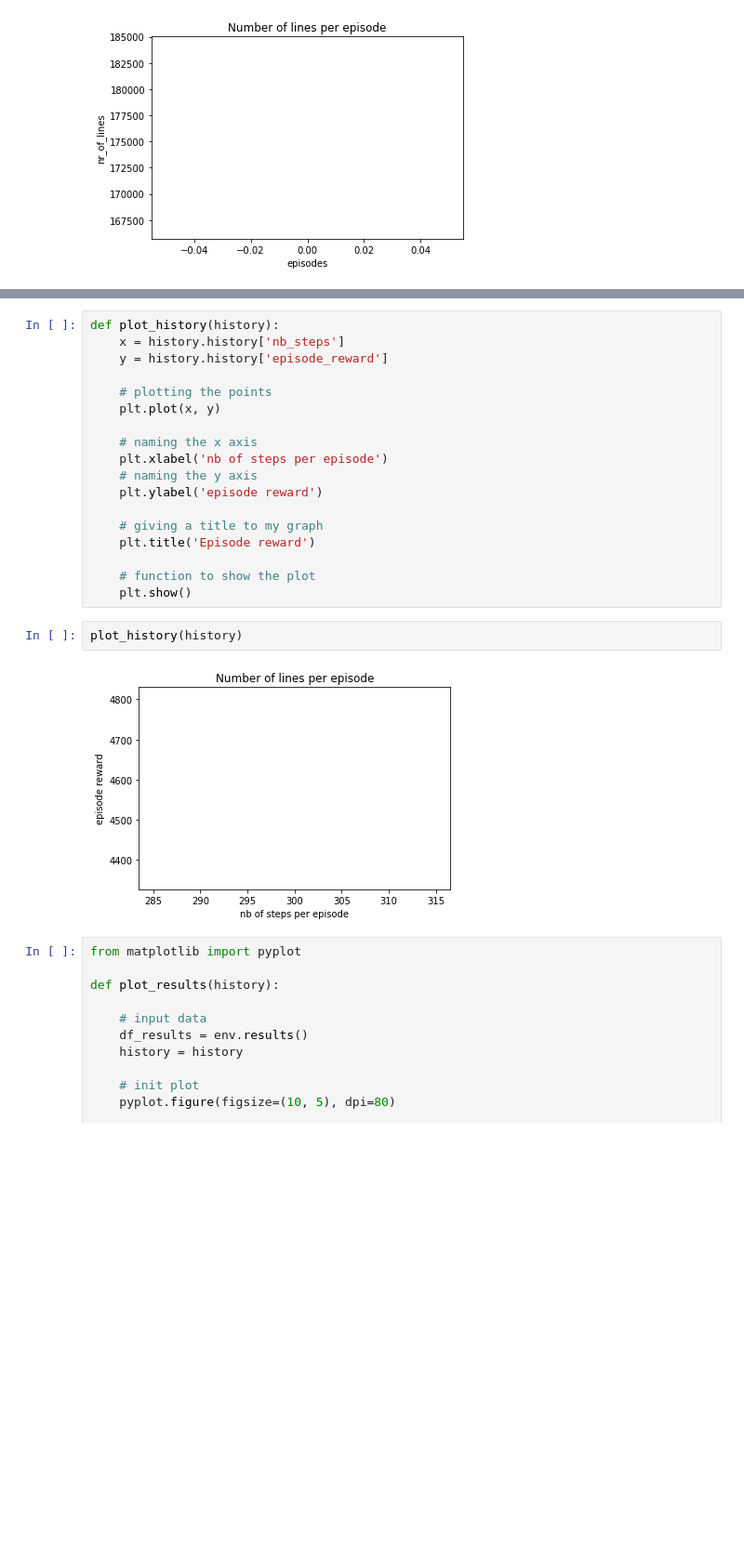
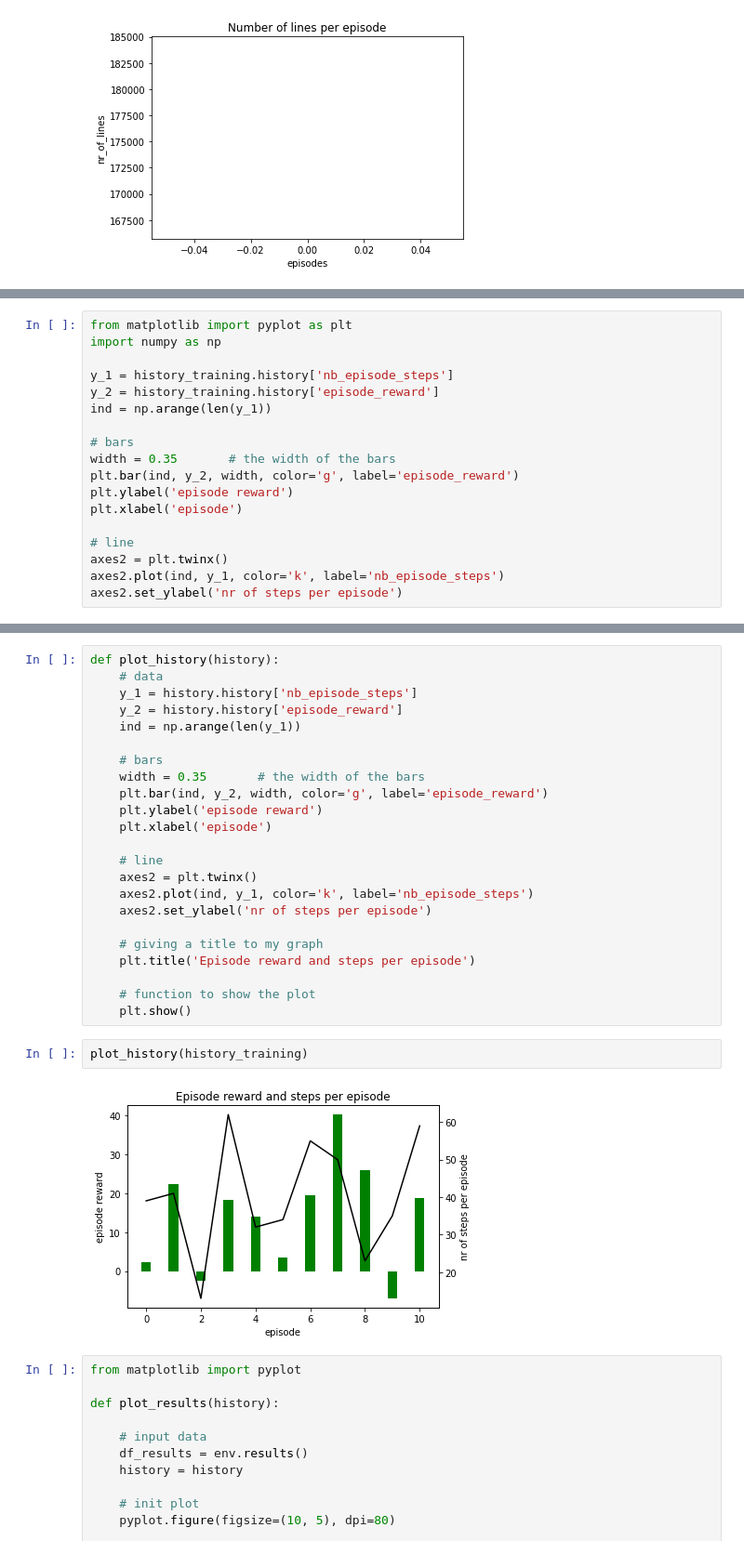
Before and after one commit to Bosmansc/custom_tetris_RL, a Jupyter notebook: custom_tetris_model.ipynb, the cells around one changed output, grey strips where cells are left out. Shown: that part at 93% size. Saved outputs shown, nothing was run; the diff lists cells and outputs as text; blank space fills up the shorter version.

```diff
--- a/custom_tetris_model.ipynb
+++ b/custom_tetris_model.ipynb
@@ -201,0 +230,18 @@ plot_lines(df_results)
+# %%
+from matplotlib import pyplot as plt
+import numpy as np
+
+y_1 = history_training.history['nb_episode_steps']
+y_2 = history_training.history['episode_reward']
+ind = np.arange(len(y_1))
+
+# bars
+width = 0.35       # the width of the bars
+plt.bar(ind, y_2, width, color='g', label='episode_reward')
+plt.ylabel('episode reward')
+plt.xlabel('episode')
+
+# line
+axes2 = plt.twinx()
+axes2.plot(ind, y_1, color='k', label='nb_episode_steps')
+axes2.set_ylabel('nr of steps per episode')
@@ -202,25 +251,30 @@ plot_lines(df_results)
 # %%
 def plot_history(history):
-    x = history.history['nb_steps']
-    y = history.history['episode_reward']
+    # data
+    y_1 = history.history['nb_episode_steps']
+    y_2 = history.history['episode_reward']
+    ind = np.arange(len(y_1))
 
-    # plotting the points
-    plt.plot(x, y)
+    # bars
+    width = 0.35       # the width of the bars
+    plt.bar(ind, y_2, width, color='g', label='episode_reward')
+    plt.ylabel('episode reward')
+    plt.xlabel('episode')
 
-    # naming the x axis
-    plt.xlabel('nb of steps per episode')
-    # naming the y axis
-    plt.ylabel('episode reward')
+    # line
+    axes2 = plt.twinx()
+    axes2.plot(ind, y_1, color='k', label='nb_episode_steps')
+    axes2.set_ylabel('nr of steps per episode')
 
     # giving a title to my graph
-    plt.title('Episode reward')
+    plt.title('Episode reward and steps per episode')
 
     # function to show the plot
     plt.show()
 # %%
-plot_history(history)
+plot_history(history_training)
 # %% [output]
-[figure, old version]
+[figure, new version]
 # %%
 from matplotlib import pyplot
 
```
Also changed, not shown: parts of 19 cells of this notebook, 8 other files.
